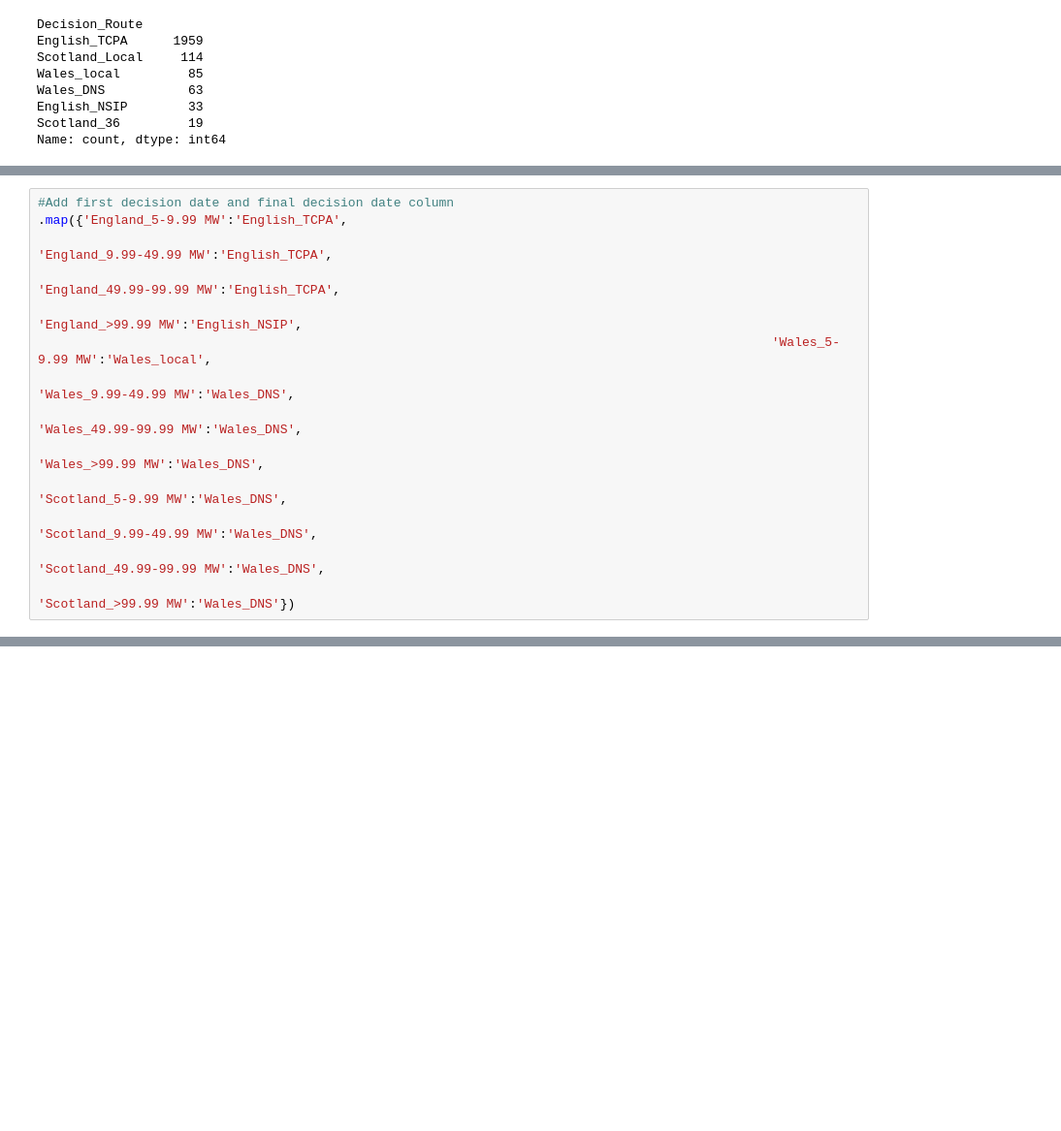
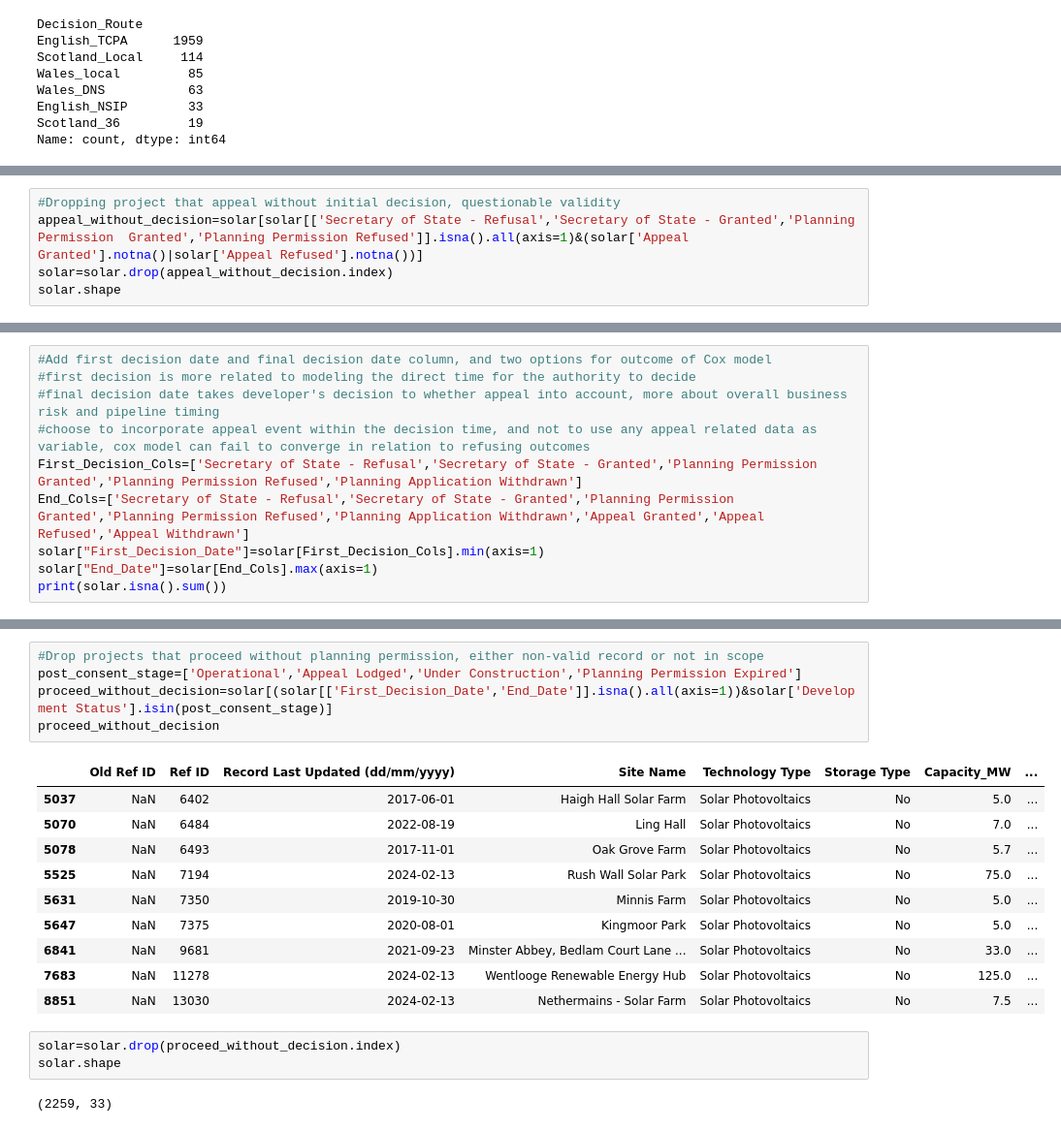
Before and after one commit to Chhchroncode/Data-Science-Solar-with-Cox, a Jupyter notebook: Python/Python_data_cleaning.ipynb, the cells around one changed output, grey strips where cells are left out. Shown at 97% size. Drawn from its saved outputs; the diff is of its cells as text; blank space fills up the shorter version.

```diff
--- a/Python/Python_data_cleaning.ipynb
+++ b/Python/Python_data_cleaning.ipynb
@@ -752,0 +806,5 @@ Name: count, dtype: int64
+# %%
+#Dropping project that appeal without initial decision, questionable validity
+appeal_without_decision=solar[solar[['Secretary of State - Refusal','Secretary of State - Granted','Planning Permission  Granted','Planning Permission Refused']].isna().all(axis=1)&(solar['Appeal Granted'].notna()|solar['Appeal Refused'].notna())]
+solar=solar.drop(appeal_without_decision.index)
+solar.shape
@@ -753,14 +813,10 @@ Name: count, dtype: int64
 # %%
-#Add first decision date and final decision date column
-.map({'England_5-9.99 MW':'English_TCPA',
-                                                                                                 'England_9.99-49.99 MW':'English_TCPA',
-                                                                                                 'England_49.99-99.99 MW':'English_TCPA',
-                                                                                                 'England_>99.99 MW':'English_NSIP',
-                                                                                                 'Wales_5-9.99 MW':'Wales_local',
-                                                                                                 'Wales_9.99-49.99 MW':'Wales_DNS',
-                                                                                                 'Wales_49.99-99.99 MW':'Wales_DNS',
-                                                                                                 'Wales_>99.99 MW':'Wales_DNS',
-                                                                                                 'Scotland_5-9.99 MW':'Wales_DNS',
-                                                                                                 'Scotland_9.99-49.99 MW':'Wales_DNS',
-                                                                                                 'Scotland_49.99-99.99 MW':'Wales_DNS',
-                                                                                                 'Scotland_>99.99 MW':'Wales_DNS'})
+#Add first decision date and final decision date column, and two options for outcome of Cox model
+#first decision is more related to modeling the direct time for the authority to decide
+#final decision date takes developer's decision to whether appeal into account, more about overall business risk and pipeline timing
+#choose to incorporate appeal event within the decision time, and not to use any appeal related data as variable, cox model can fail to converge in relation to refusing outcomes
+First_Decision_Cols=['Secretary of State - Refusal','Secretary of State - Granted','Planning Permission  Granted','Planning Permission Refused','Planning Application Withdrawn']
+End_Cols=['Secretary of State - Refusal','Secretary of State - Granted','Planning Permission  Granted','Planning Permission Refused','Planning Application Withdrawn','Appeal Granted','Appeal Refused','Appeal Withdrawn']
+solar["First_Decision_Date"]=solar[First_Decision_Cols].min(axis=1)
+solar["End_Date"]=solar[End_Cols].max(axis=1)
+print(solar.isna().sum())
@@ -766,0 +861,21 @@ Name: count, dtype: int64
+# %%
+#Drop projects that proceed without planning permission, either non-valid record or not in scope
+post_consent_stage=['Operational','Appeal Lodged','Under Construction','Planning Permission Expired']
+proceed_without_decision=solar[(solar[['First_Decision_Date','End_Date']].isna().all(axis=1))&solar['Development Status'].isin(post_consent_stage)]
+proceed_without_decision
+# %% [output]
+|  | Old Ref ID | Ref ID | Record Last Updated (dd/mm/yyyy) | Site Name | Technology Type | Storage Type | Capacity_MW | ... |
+| 5037 | NaN | 6402 | 2017-06-01 | Haigh Hall Solar Farm | Solar Photovoltaics | No | 5.0 | ... |
+| 5070 | NaN | 6484 | 2022-08-19 | Ling Hall | Solar Photovoltaics | No | 7.0 | ... |
+| 5078 | NaN | 6493 | 2017-11-01 | Oak Grove Farm | Solar Photovoltaics | No | 5.7 | ... |
+| 5525 | NaN | 7194 | 2024-02-13 | Rush Wall Solar Park | Solar Photovoltaics | No | 75.0 | ... |
+| 5631 | NaN | 7350 | 2019-10-30 | Minnis Farm | Solar Photovoltaics | No | 5.0 | ... |
+| 5647 | NaN | 7375 | 2020-08-01 | Kingmoor Park | Solar Photovoltaics | No | 5.0 | ... |
+| 6841 | NaN | 9681 | 2021-09-23 | Minster Abbey, Bedlam Court Lane ... | Solar Photovoltaics | No | 33.0 | ... |
+| 7683 | NaN | 11278 | 2024-02-13 | Wentlooge Renewable Energy Hub | Solar Photovoltaics | No | 125.0 | ... |
+| 8851 | NaN | 13030 | 2024-02-13 | Nethermains - Solar Farm | Solar Photovoltaics | No | 7.5 | ... |
+# %%
+solar=solar.drop(proceed_without_decision.index)
+solar.shape
+# %% [output]
+(2259, 33)
```
Also changed, not shown: parts of 27 cells of this notebook, 1 other file.
